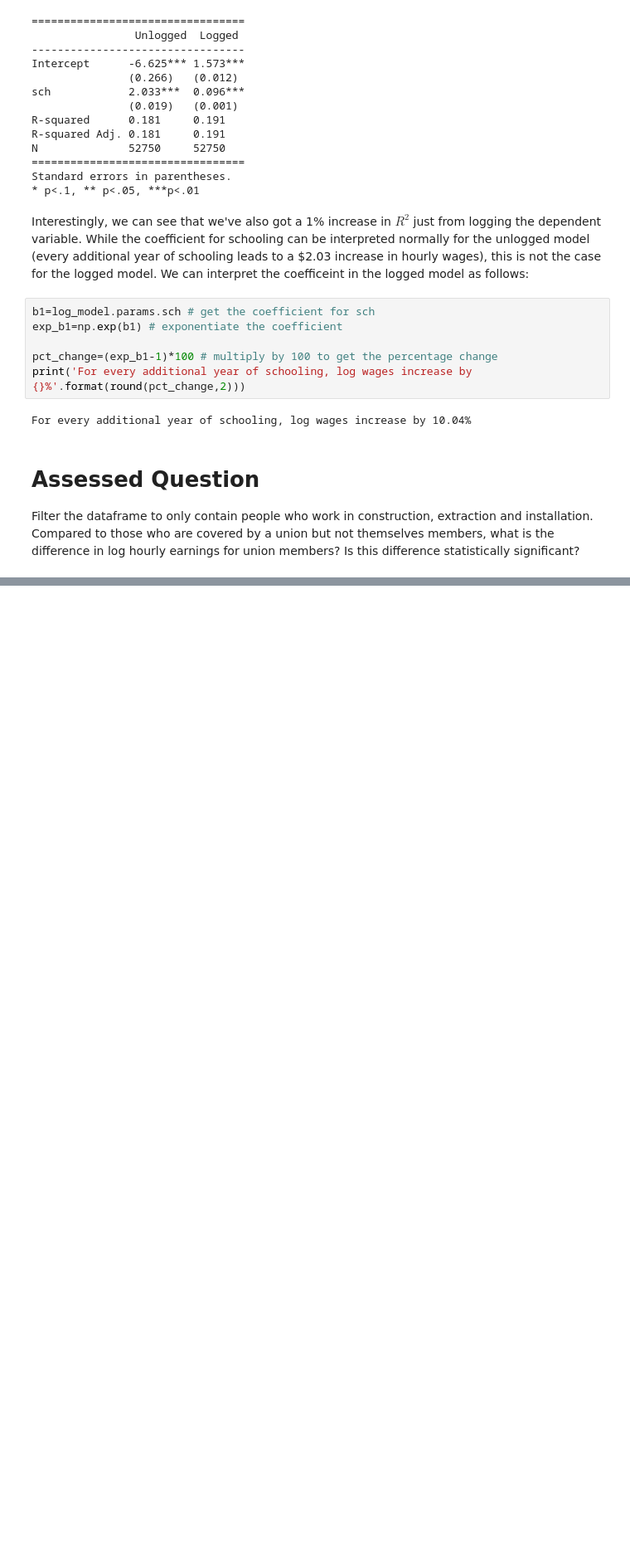
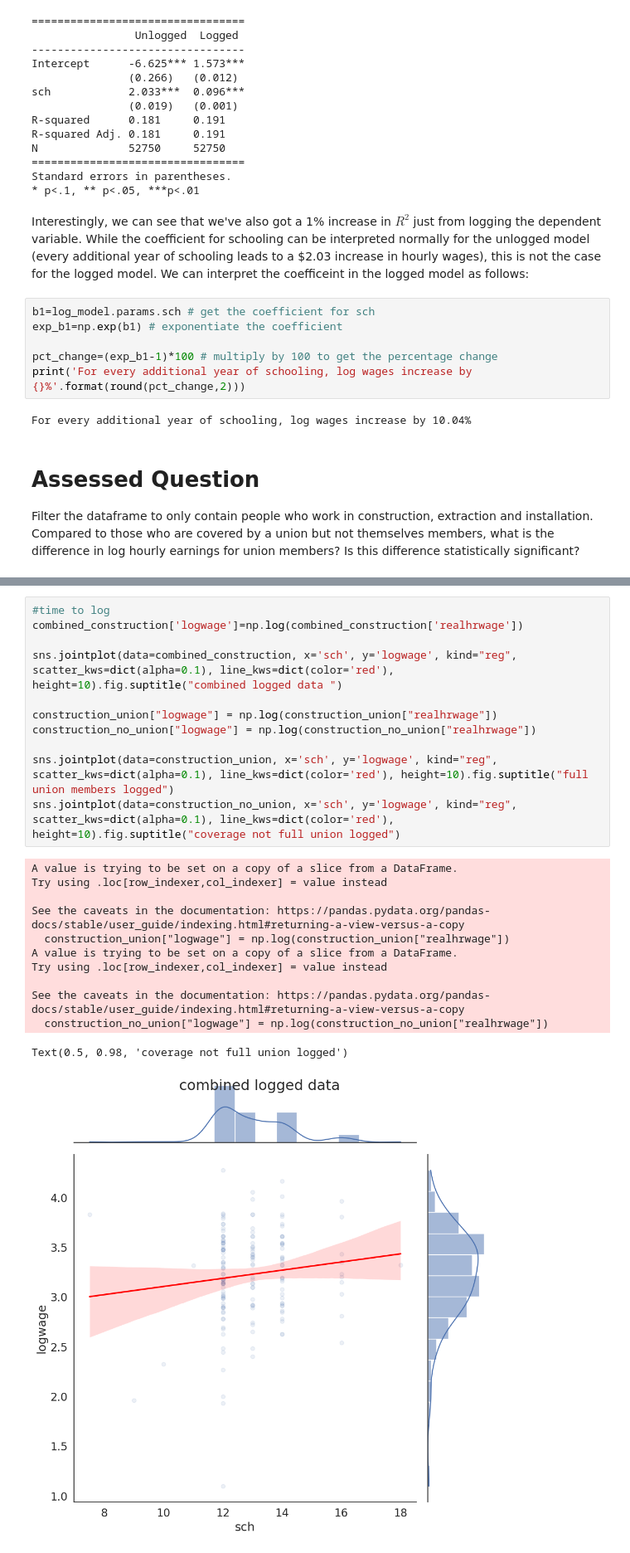
Before and after one commit to Btotheshlz/QM2, a Jupyter notebook: notebooks/W07. Linear Regression.ipynb, the cells around one changed output, grey strips where cells are left out. Shown at 83% size. Cells and saved outputs as stored; diff of their text form; blank space fills up the shorter version.

```diff
--- a/notebooks/W07. Linear Regression.ipynb
+++ b/notebooks/W07. Linear Regression.ipynb
@@ -619,0 +635,24 @@ See the caveats in the documentation: https://pandas.pydata.org/pandas-docs/stab
+# %%
+#time to log
+combined_construction['logwage']=np.log(combined_construction['realhrwage'])
+
+sns.jointplot(data=combined_construction, x='sch', y='logwage', kind="reg",  scatter_kws=dict(alpha=0.1), line_kws=dict(color='red'), height=10).fig.suptitle("combined logged data ")
+
+construction_union["logwage"] = np.log(construction_union["realhrwage"])
+construction_no_union["logwage"] = np.log(construction_no_union["realhrwage"])
+
+sns.jointplot(data=construction_union, x='sch', y='logwage', kind="reg",  scatter_kws=dict(alpha=0.1), line_kws=dict(color='red'), height=10).fig.suptitle("full union members logged")
+sns.jointplot(data=construction_no_union, x='sch', y='logwage', kind="reg",  scatter_kws=dict(alpha=0.1), line_kws=dict(color='red'), height=10).fig.suptitle("coverage not full union logged")
+# %% [output]
+A value is trying to be set on a copy of a slice from a DataFrame.
+Try using .loc[row_indexer,col_indexer] = value instead
+
+See the caveats in the documentation: https://pandas.pydata.org/pandas-docs/stable/user_guide/indexing.html#returning-a-view-versus-a-copy
+  construction_union["logwage"] = np.log(construction_union["realhrwage"])
+A value is trying to be set on a copy of a slice from a DataFrame.
+Try using .loc[row_indexer,col_indexer] = value instead
+
+See the caveats in the documentation: https://pandas.pydata.org/pandas-docs/stable/user_guide/indexing.html#returning-a-view-versus-a-copy
+  construction_no_union["logwage"] = np.log(construction_no_union["realhrwage"])
+Text(0.5, 0.98, 'coverage not full union logged')
+[figure, added]
```
Also changed, not shown: parts of 8 cells of this notebook.
